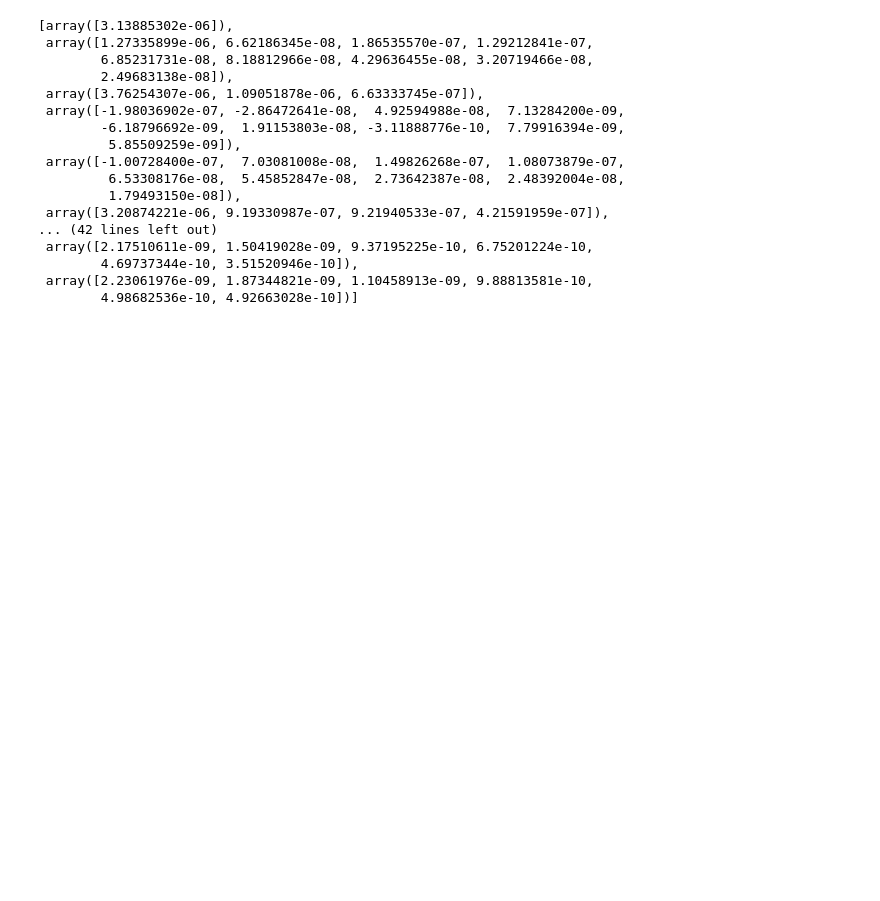
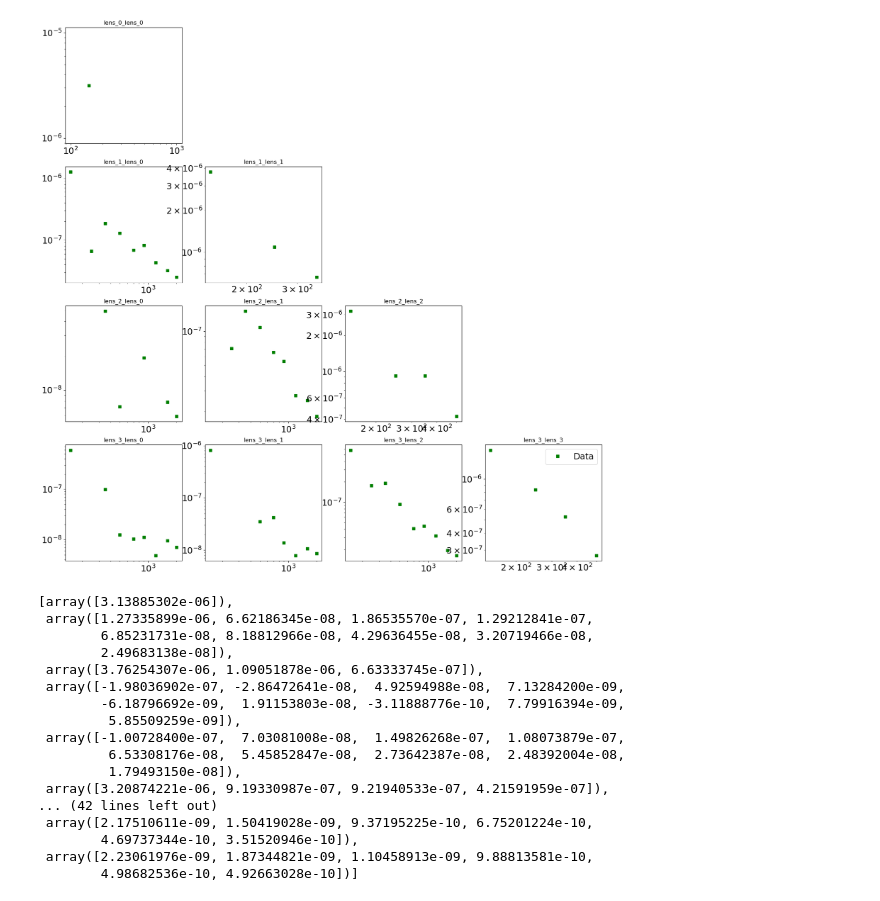
Before and after one commit to JaimeRZP/pacc, a Jupyter notebook: lab.ipynb, the cells around one changed output. Saved outputs shown, nothing was run; the diff lists cells and outputs as text; code cells hidden in the pictures; blank space fills up the shorter version.

```diff
--- a/lab.ipynb
+++ b/lab.ipynb
@@ -37,7 +37,7 @@ class cl_ensemble(object):
         self.indices = self.indices.astype(int)
         self.cov = s.covariance.dense
         self.cov = np.transpose(np.transpose(self.cov[self.indices])[self.indices])
-        lengths = [len(l) for l in ls]
+        lengths = [len(l) for l in self.ls]
         self.idx  = np.cumsum(lengths)
 
     def _apply_scale_cuts(self, s, y):
@@ -57,4 +57,7 @@ class cl_ensemble(object):
 s = sacc.Sacc.load_fits("/home/jaimerz/Documents/UCL/3x2_analytical/data/HSC/HSC.sacc")
 y = yaml.load(open("/home/jaimerz/Documents/UCL/3x2_analytical/data/HSC/HSC.yml"), Loader=yaml.FullLoader)
 # %%
-clp = cl_ensemble(s,y)
+cle = cl_ensemble(s,y)
+# %%
+wanted_pairs = cle.pairs[:10]
+wanted_pairs
@@ -60,0 +75,27 @@ clp = cl_ensemble(s,y)
+# %%
+
+pairs_pos = [cle.pairs.index(pair) for pair in wanted_pairs]
+unique_t_i = np.unique(np.transpose(wanted_pairs)[0])
+unique_t_j = np.unique(np.transpose(wanted_pairs)[1])
+l_t_i = len(unique_t_i)
+l_t_j = len(unique_t_j)
+npair = 0
+figure, axis = plt.subplots(l_t_i, l_t_j, figsize=(5*l_t_i, 5*l_t_j))
+for i in range(0, l_t_i):
+    for j in range(0, l_t_j):
+        proposed_pair = [unique_t_i[i], unique_t_j[j]]
+        if proposed_pair in wanted_pairs:
+            pos = pairs_pos[npair]
+            ls = cle.ls[pos]
+            data = cle.data[pos]
+            axis[i, j].errorbar(ls, data, fmt='gs', label='Data')
+            axis[i, j].set_title("{}_{}".format(proposed_pair[0],proposed_pair[1]))
+            axis[i, j].set_xscale("log")
+            axis[i, j].set_yscale("log")
+            npair += 1
+        else:
+            axis[i, j].axis('off')
+plt.legend()
+plt.show()
+# %% [output]
+[figure, added]
```
Also changed, not shown: parts of 2 cells of this notebook.
